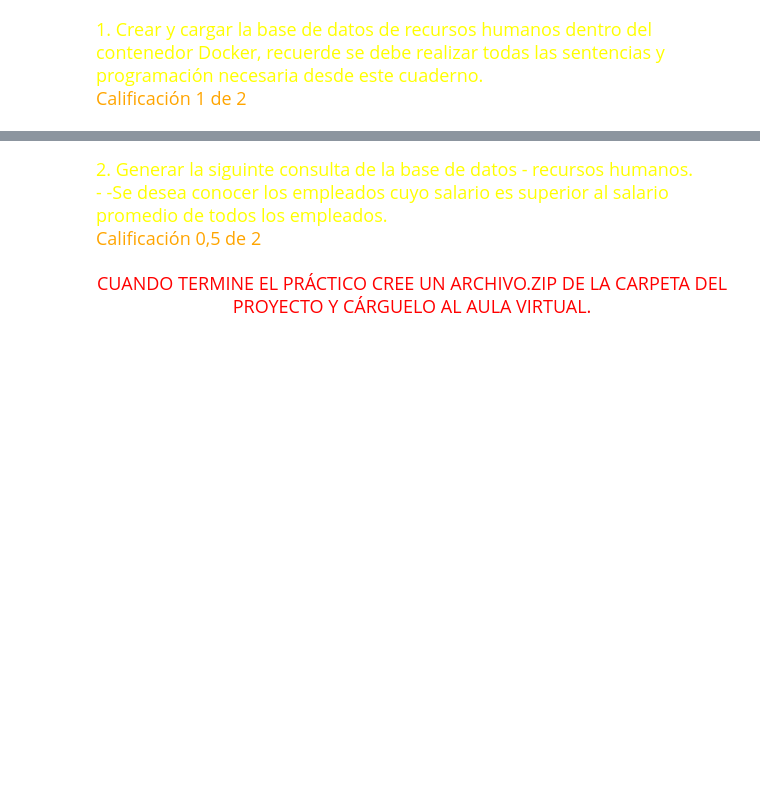
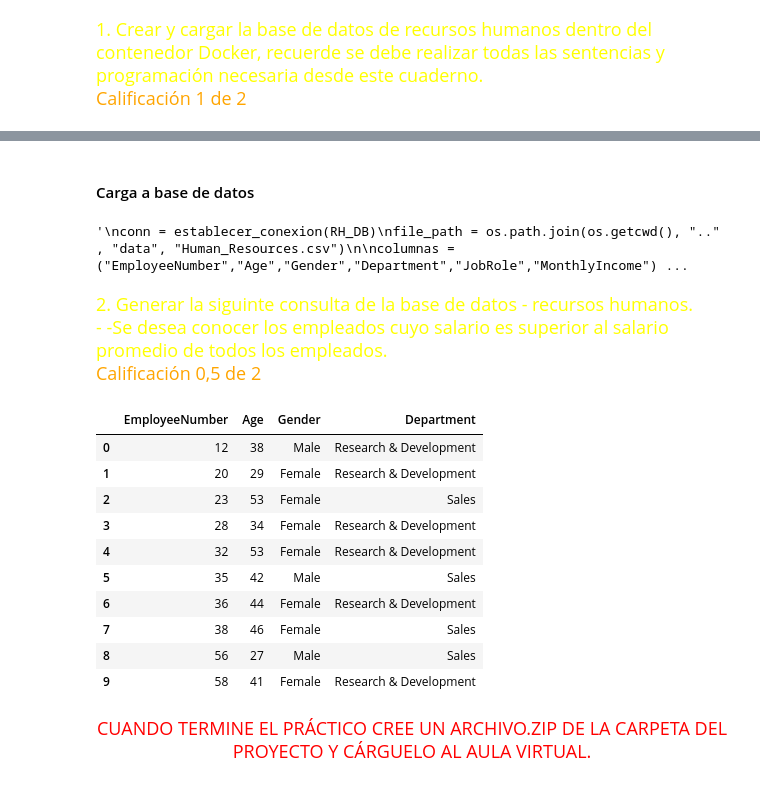
Before and after one commit to juan1jose3/pandas_stuff, a Jupyter notebook: TallerPythonPandas/notebooks/TallerPythonPandas.ipynb, the cells around one changed output, grey strips where cells are left out. Drawn from its saved outputs; the diff is of its cells as text; code cells hidden in the pictures; blank space fills up the shorter version.

```diff
--- a/TallerPythonPandas/notebooks/TallerPythonPandas.ipynb
+++ b/TallerPythonPandas/notebooks/TallerPythonPandas.ipynb
@@ -287,6 +361,44 @@ NameError: name 'cargar_datos' is not defined
+# %% [markdown]
+#### Carga a base de datos
+# %%
+
+conn = establecer_conexion(RH_DB)
+file_path = os.path.join(os.getcwd(), ".." , "data", "Human_Resources.csv")
+
+columnas = ("EmployeeNumber","Age","Gender","Department","JobRole","MonthlyIncome")
+
+query = "INSERT INTO empleado (EmployeeNumber,Age,Gender,Department, JobRole,MonthlyIncome) VALUES (%s, %s, %s, %s, %s, %s)"
+
+cargar_datos(conn,file_path,columnas,query)
+# %% [output]
+'\nconn = establecer_conexion(RH_DB)\nfile_path = os.path.join(os.getcwd(), ".." , "data", "Human_Resources.csv")\n\ncolumnas = ("EmployeeNumber","Age","Gender","Department","JobRole","MonthlyIncome") ...
 # %% [markdown]
 <font color="yellow" size = "4" face = "small fonts">2. Generar la siguinte consulta de la base de datos - recursos humanos.  </font></center><br>
 <font color="yellow" size = "4" face = "small fonts">- -Se desea conocer los empleados cuyo salario es superior al salario promedio de todos los empleados. </font></center><br>
 <font color="Orange" size = "4" face = "small fonts">Calificación 0,5 de 2 </font></center><br>
+# %%
+conn = establecer_conexion(RH_DB)
+
+query = """
+    SELECT EmployeeNumber, Age, Gender, Department
+    FROM empleado
+    WHERE MonthlyIncome > (SELECT AVG(MonthlyIncome) FROM empleado)
+"""
+
+
+df = pd.read_sql(query,conn)
+df.head(10)
+# %% [output]
+|  | EmployeeNumber | Age | Gender | Department |
+| 0 | 12 | 38 | Male | Research & Development |
+| 1 | 20 | 29 | Female | Research & Development |
+| 2 | 23 | 53 | Female | Sales |
+| 3 | 28 | 34 | Female | Research & Development |
+| 4 | 32 | 53 | Female | Research & Development |
+| 5 | 35 | 42 | Male | Sales |
+| 6 | 36 | 44 | Female | Research & Development |
+| 7 | 38 | 46 | Female | Sales |
+| 8 | 56 | 27 | Male | Sales |
+| 9 | 58 | 41 | Female | Research & Development |
 # %% [markdown]
 <center><font color="red" size = "4" face = "small fonts">CUANDO TERMINE EL PRÁCTICO CREE UN ARCHIVO.ZIP DE LA CARPETA DEL PROYECTO Y CÁRGUELO AL AULA VIRTUAL.</font></center>
```
Also changed, not shown: parts of 9 cells of this notebook, 2 other files.
